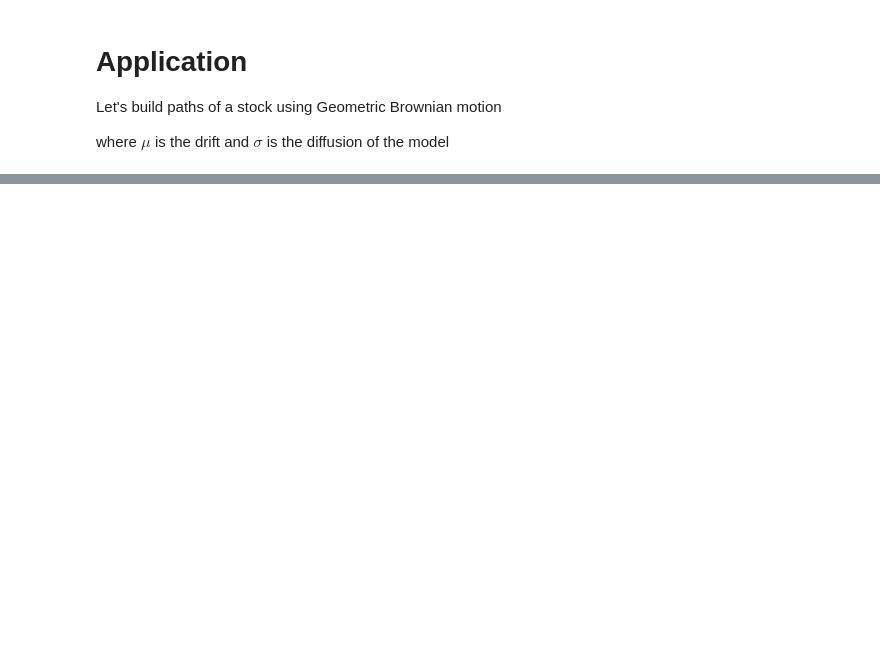
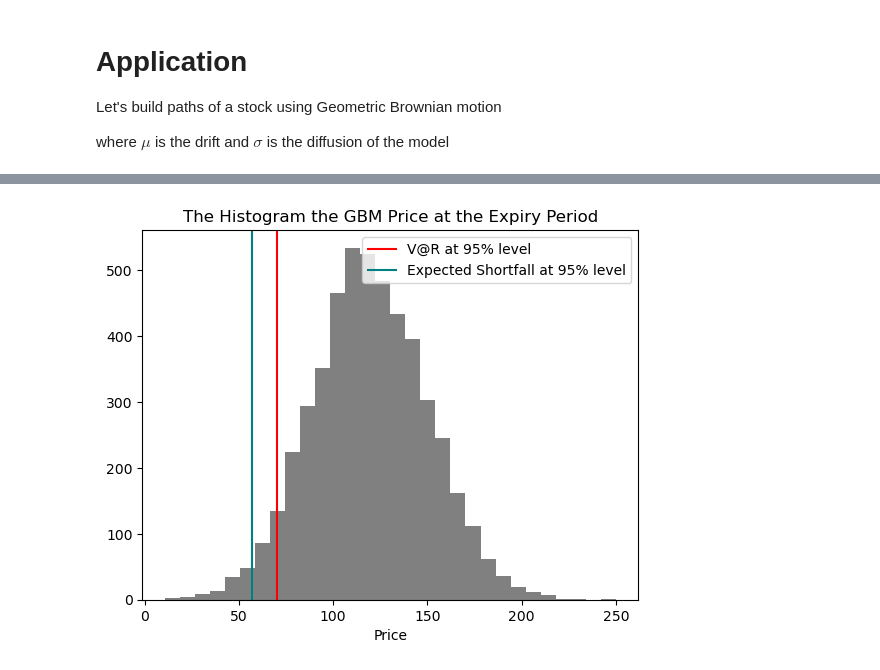
Before and after one commit to PanFriedOmelet/risk_management, a Jupyter notebook: risk_measures_nonpara.ipynb, the cells around one changed output, grey strips where cells are left out. Drawn from its saved outputs; the diff is of its cells as text; code cells hidden in the pictures; blank space fills up the shorter version.

```diff
--- a/risk_measures_nonpara.ipynb
+++ b/risk_measures_nonpara.ipynb
@@ -145,0 +134,10 @@ The expected shortfall of the simulating stock at alpha = 0.05 is  63.9564112692
+# %%
+plt.hist(x = GBM[:,-1], bins=30, color="grey")
+plt.title("The Histogram the GBM Price at the Expiry Period")
+plt.xlabel("Price")
+plt.axvline(x = VaR, color="red", label = "V@R at 95% level")
+plt.axvline(x = ExpectedShortfall, color="teal", label = "Expected Shortfall at 95% level")
+plt.legend()
+plt.show()
+# %% [output]
+[figure, added]
```
Also changed, not shown: parts of 10 cells of this notebook, 2 other files.
